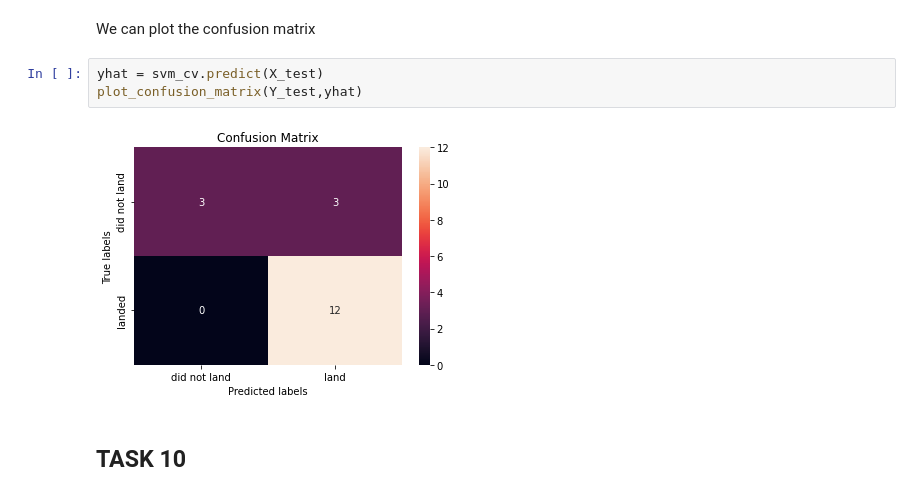
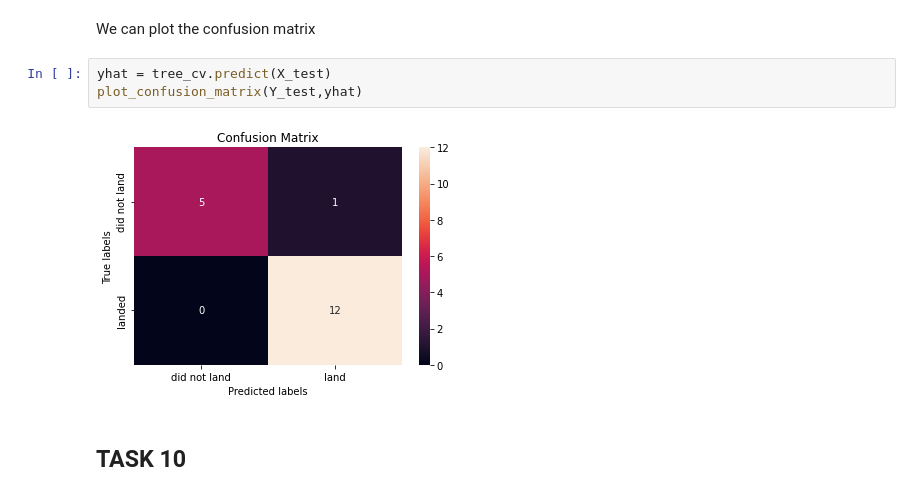
Before and after one commit to so-dipe/IBM-DS-PC, a Jupyter notebook: Capstone/SpaceX_Machine_Learning_Prediction_Part_5.ipynb, the cells around one changed output. Saved outputs shown, nothing was run; the diff lists cells and outputs as text.

```diff
--- a/Capstone/SpaceX_Machine_Learning_Prediction_Part_5.ipynb
+++ b/Capstone/SpaceX_Machine_Learning_Prediction_Part_5.ipynb
@@ -273,10 +273,10 @@ tree_cv.score(X_test, Y_test)
 # %% [markdown]
 We can plot the confusion matrix
 # %%
-yhat = svm_cv.predict(X_test)
+yhat = tree_cv.predict(X_test)
 plot_confusion_matrix(Y_test,yhat)
 # %% [output]
-[figure, old version]
+[figure, new version]
 # %% [markdown]
 ## TASK  10
 # %% [markdown]
```
Also changed, not shown: parts of 4 cells of this notebook.
